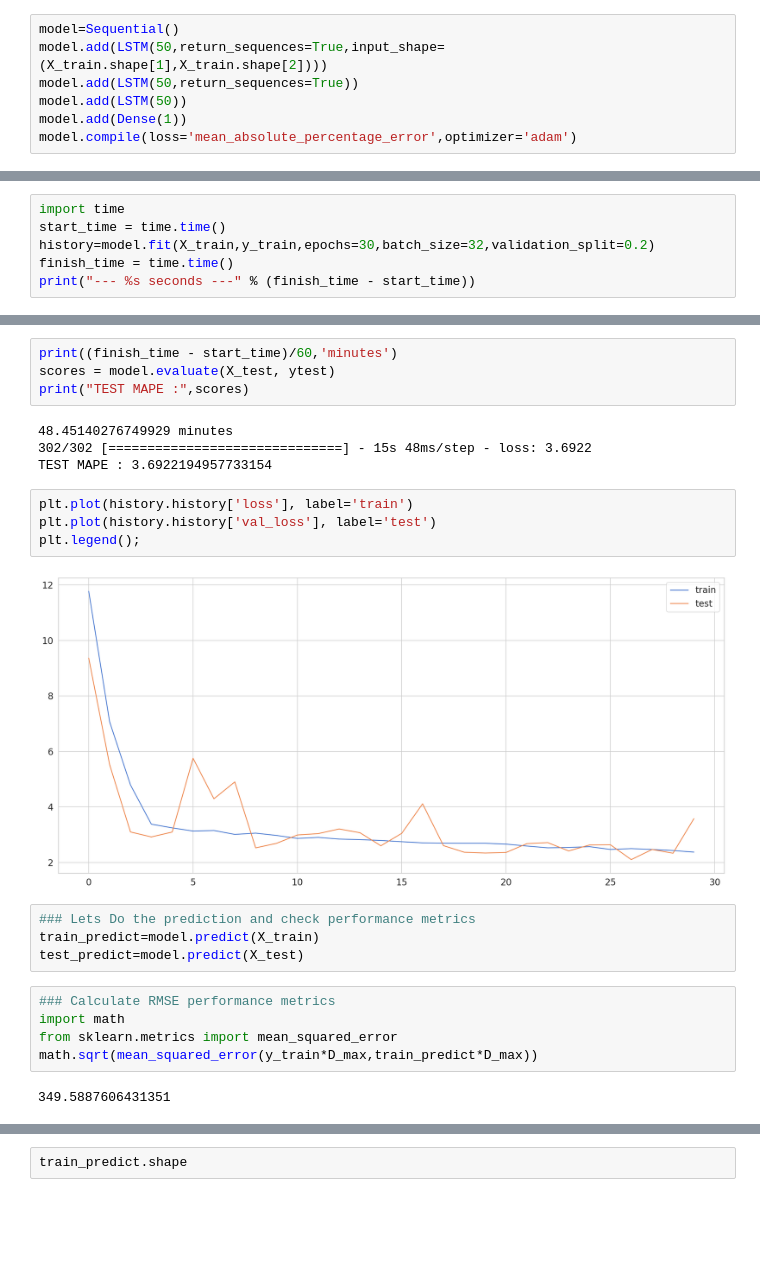
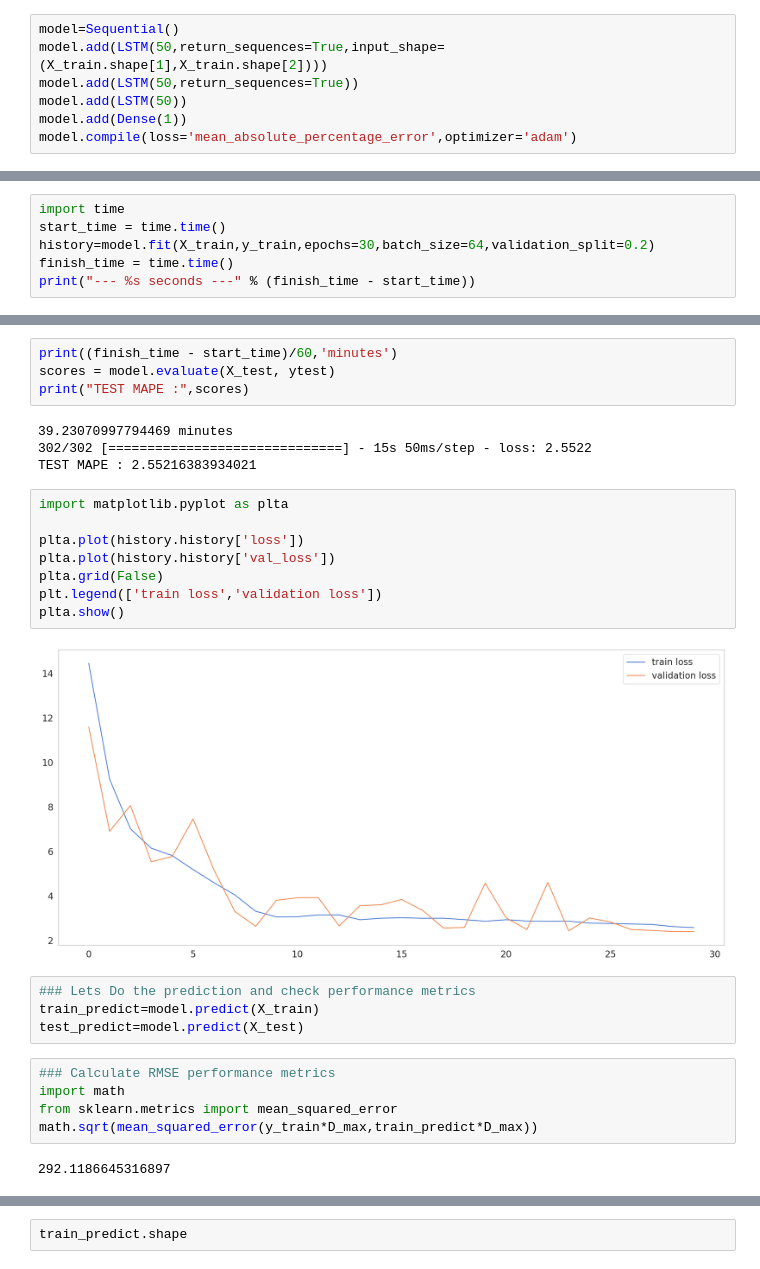
Before and after one commit to AshfakYeafi/Introduction_to_Machine_Learning, a Jupyter notebook: Time Series/LSTM_2(Electric Power Forecasting).ipynb, the cells around one changed output, grey strips where cells are left out. Drawn from its saved outputs; the diff is of its cells as text; blank space fills up the shorter version.

```diff
--- a/Time Series/LSTM_2(Electric Power Forecasting).ipynb
+++ b/Time Series/LSTM_2(Electric Power Forecasting).ipynb
@@ -196,7 +196,7 @@ _________________________________________________________________
 # %%
 import time
 start_time = time.time()
-history=model.fit(X_train,y_train,epochs=30,batch_size=32,validation_split=0.2)
+history=model.fit(X_train,y_train,epochs=30,batch_size=64,validation_split=0.2)
 finish_time = time.time()
 print("--- %s seconds ---" % (finish_time - start_time))
 # %% [output]
@@ -222,15 +222,19 @@ print((finish_time - start_time)/60,'minutes')
 scores = model.evaluate(X_test, ytest)
 print("TEST MAPE :",scores)
 # %% [output]
-48.45140276749929 minutes
-302/302 [==============================] - 15s 48ms/step - loss: 3.6922
-TEST MAPE : 3.6922194957733154
+39.23070997794469 minutes
+302/302 [==============================] - 15s 50ms/step - loss: 2.5522
+TEST MAPE : 2.55216383934021
 # %%
-plt.plot(history.history['loss'], label='train')
-plt.plot(history.history['val_loss'], label='test')
-plt.legend();
+import matplotlib.pyplot as plta
+
+plta.plot(history.history['loss'])
+plta.plot(history.history['val_loss'])
+plta.grid(False)
+plt.legend(['train loss','validation loss'])
+plta.show()
 # %% [output]
-[figure, old version]
+[figure, new version]
 # %%
 ### Lets Do the prediction and check performance metrics
 train_predict=model.predict(X_train)
@@ -241,7 +245,7 @@ import math
 from sklearn.metrics import mean_squared_error
 math.sqrt(mean_squared_error(y_train*D_max,train_predict*D_max))
 # %% [output]
-349.5887606431351
+292.1186645316897
 # %%
 ### Test Data RMSE
 math.sqrt(mean_squared_error(ytest*D_max,test_predict*D_max))
```
Also changed, not shown: parts of 9 cells of this notebook.
